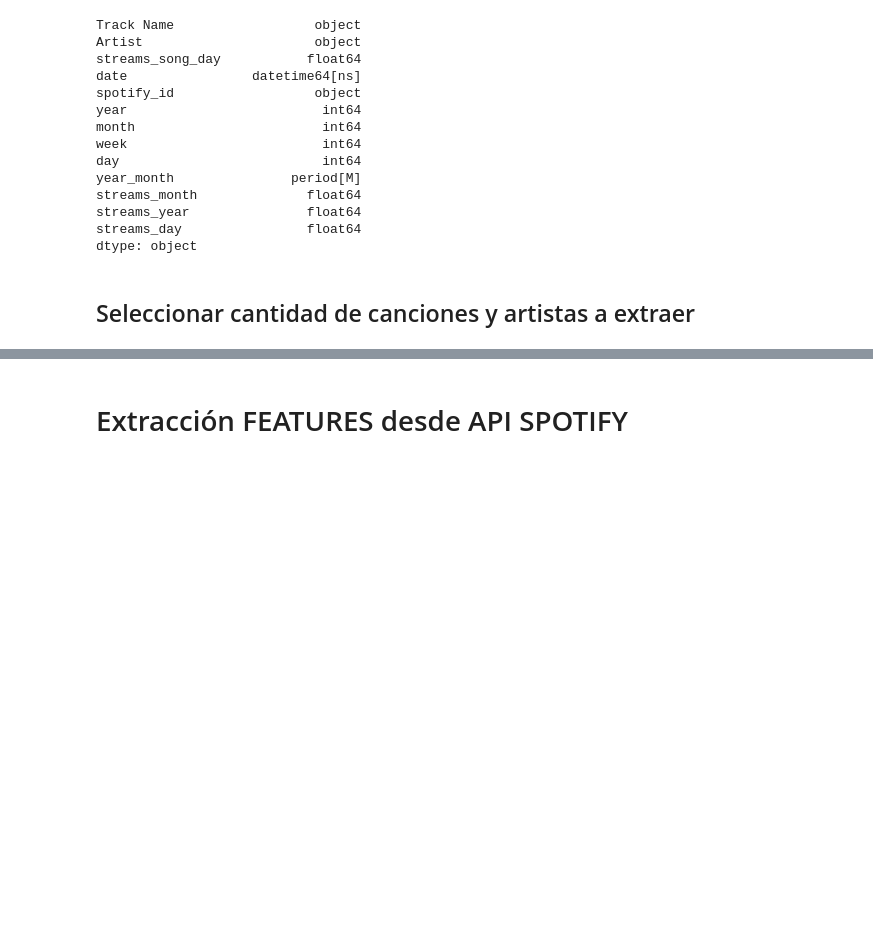
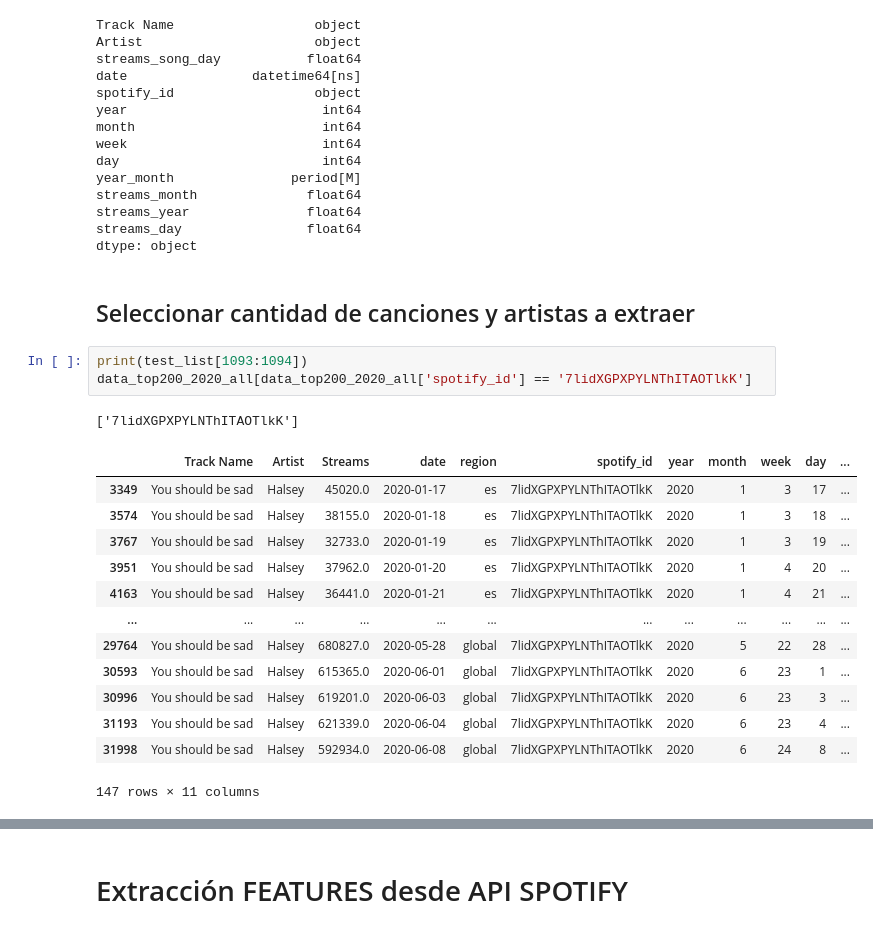
Before and after one commit to akakicreations/mostplayed2020_spotify, a Jupyter notebook: MP_ExtractionAndPreparation.ipynb, the cells around one changed output, grey strips where cells are left out. Cells and saved outputs as stored; diff of their text form; blank space fills up the shorter version.

```diff
--- a/MP_ExtractionAndPreparation.ipynb
+++ b/MP_ExtractionAndPreparation.ipynb
@@ -276,5 +265,23 @@ streams_day                float64
 dtype: object
 # %% [markdown]
 ## Seleccionar cantidad de canciones y artistas a extraer
+# %%
+print(test_list[1093:1094])
+data_top200_2020_all[data_top200_2020_all['spotify_id'] == '7lidXGPXPYLNThITAOTlkK']
+# %% [output]
+['7lidXGPXPYLNThITAOTlkK']
+|  | Track Name | Artist | Streams | date | region | spotify_id | year | month | week | day | ... |
+| 3349 | You should be sad | Halsey | 45020.0 | 2020-01-17 | es | 7lidXGPXPYLNThITAOTlkK | 2020 | 1 | 3 | 17 | ... |
+| 3574 | You should be sad | Halsey | 38155.0 | 2020-01-18 | es | 7lidXGPXPYLNThITAOTlkK | 2020 | 1 | 3 | 18 | ... |
+| 3767 | You should be sad | Halsey | 32733.0 | 2020-01-19 | es | 7lidXGPXPYLNThITAOTlkK | 2020 | 1 | 3 | 19 | ... |
+| 3951 | You should be sad | Halsey | 37962.0 | 2020-01-20 | es | 7lidXGPXPYLNThITAOTlkK | 2020 | 1 | 4 | 20 | ... |
+| 4163 | You should be sad | Halsey | 36441.0 | 2020-01-21 | es | 7lidXGPXPYLNThITAOTlkK | 2020 | 1 | 4 | 21 | ... |
+| ... | ... | ... | ... | ... | ... | ... | ... | ... | ... | ... | ... |
+| 29764 | You should be sad | Halsey | 680827.0 | 2020-05-28 | global | 7lidXGPXPYLNThITAOTlkK | 2020 | 5 | 22 | 28 | ... |
+| 30593 | You should be sad | Halsey | 615365.0 | 2020-06-01 | global | 7lidXGPXPYLNThITAOTlkK | 2020 | 6 | 23 | 1 | ... |
+| 30996 | You should be sad | Halsey | 619201.0 | 2020-06-03 | global | 7lidXGPXPYLNThITAOTlkK | 2020 | 6 | 23 | 3 | ... |
+| 31193 | You should be sad | Halsey | 621339.0 | 2020-06-04 | global | 7lidXGPXPYLNThITAOTlkK | 2020 | 6 | 23 | 4 | ... |
+| 31998 | You should be sad | Halsey | 592934.0 | 2020-06-08 | global | 7lidXGPXPYLNThITAOTlkK | 2020 | 6 | 24 | 8 | ... |
+147 rows × 11 columns
 # %%
 #Sacar lista de CANCIONES TOTALES (con repetición) para luego sacar las Features
```
Also changed, not shown: parts of 15 cells of this notebook, 4 other files.
